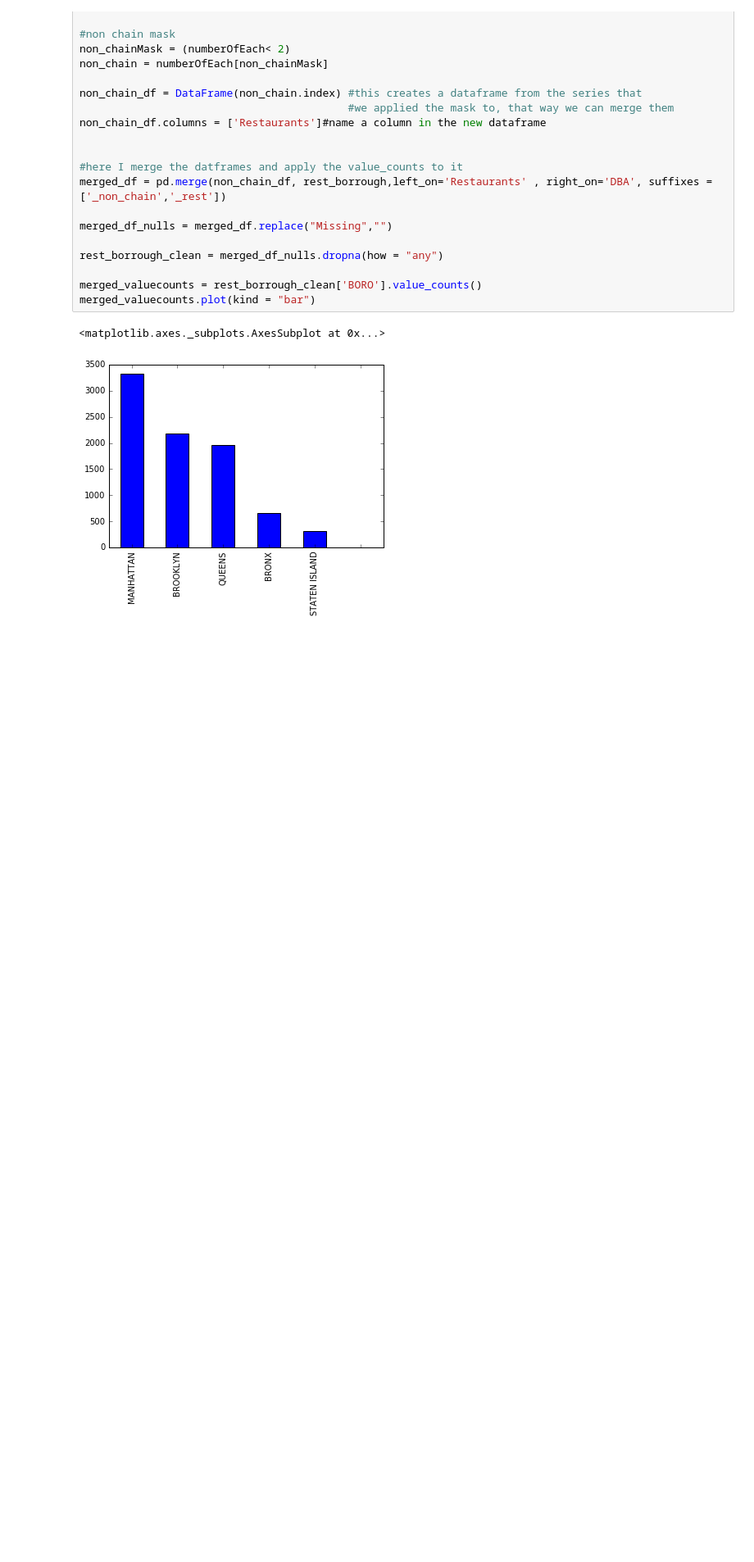
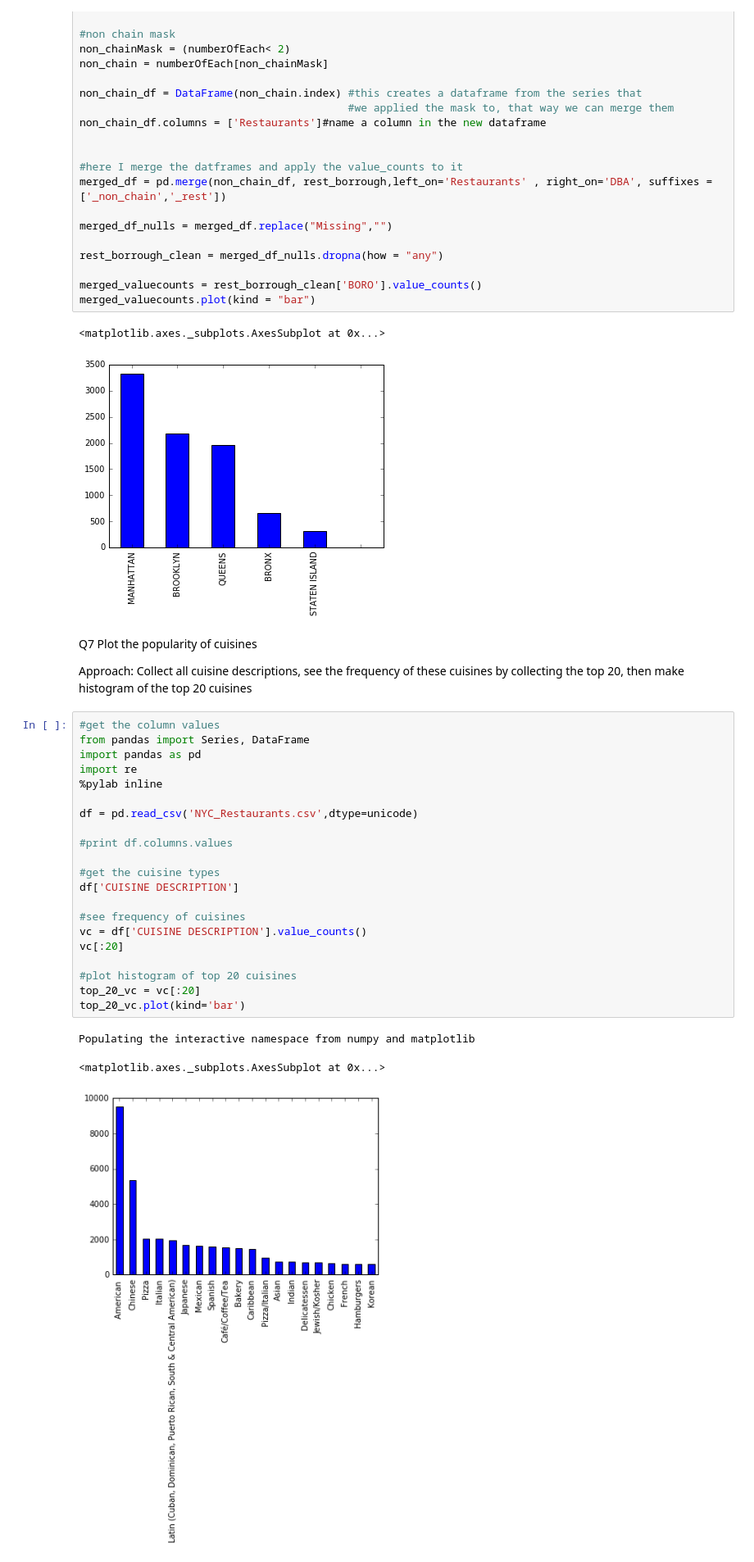
Before and after one commit to cherrydrpepper18/assignment_2, a Jupyter notebook: HW2_Balderas_Escudero_Li_Mata_Vanegas.ipynb, the cells around one changed output. Shown at 82% size. Cells and saved outputs as stored; diff of their text form; blank space fills up the shorter version.

```diff
--- a/HW2_Balderas_Escudero_Li_Mata_Vanegas.ipynb
+++ b/HW2_Balderas_Escudero_Li_Mata_Vanegas.ipynb
@@ -120,3 +120,32 @@ merged_valuecounts.plot(kind = "bar")
 # %% [output]
 <matplotlib.axes._subplots.AxesSubplot at 0x...>
 [figure]
+# %% [markdown]
+Q7 Plot the popularity of cuisines
+
+Approach: Collect all cuisine descriptions, see the frequency of these cuisines by collecting the top 20, then make histogram of the top 20 cuisines
+# %%
+#get the column values
+from pandas import Series, DataFrame
+import pandas as pd
+import re
+%pylab inline
+
+df = pd.read_csv('NYC_Restaurants.csv',dtype=unicode)
+
+#print df.columns.values
+
+#get the cuisine types
+df['CUISINE DESCRIPTION']
+
+#see frequency of cuisines
+vc = df['CUISINE DESCRIPTION'].value_counts()
+vc[:20]
+
+#plot histogram of top 20 cuisines
+top_20_vc = vc[:20]
+top_20_vc.plot(kind='bar')
+# %% [output]
+Populating the interactive namespace from numpy and matplotlib
+<matplotlib.axes._subplots.AxesSubplot at 0x...>
+[figure, added]
```
